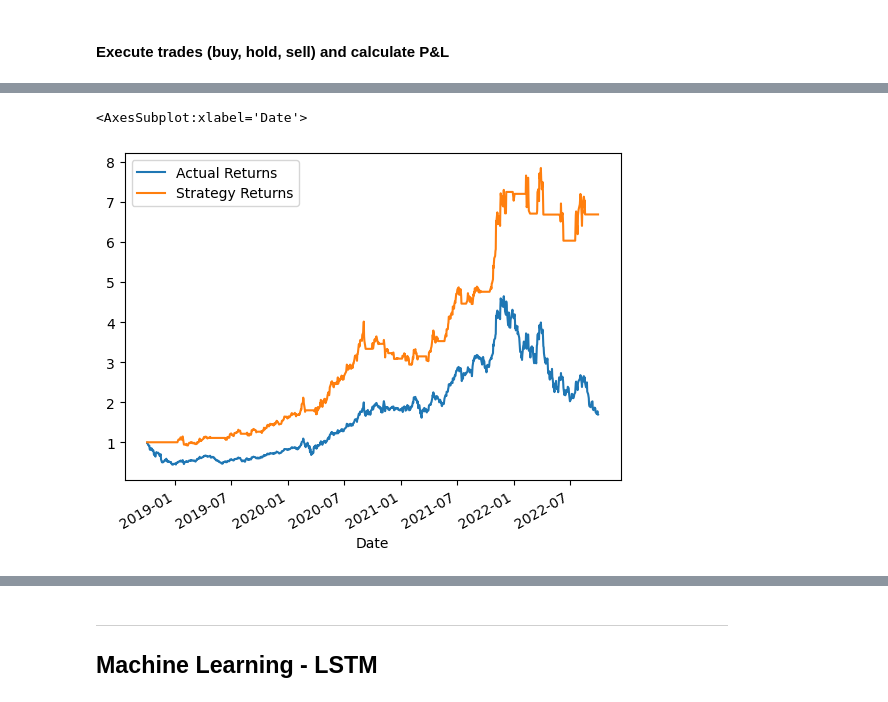
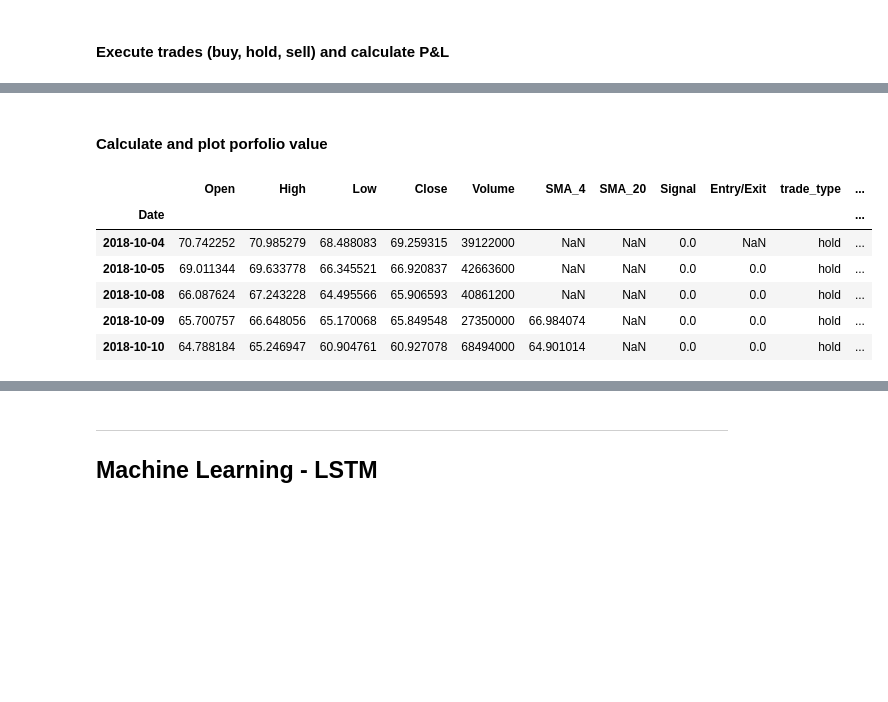
Before and after one commit to jamestan8292/Trading_Bot, a Jupyter notebook: main_ml_LSTM.ipynb, the cells around one changed output, grey strips where cells are left out. Drawn from its saved outputs; the diff is of its cells as text; code cells hidden in the pictures; blank space fills up the shorter version.

```diff
--- a/main_ml_LSTM.ipynb
+++ b/main_ml_LSTM.ipynb
@@ -247,5 +224,13 @@ df_bt.head()
-# %%
-(1 + df_bt[['Actual Returns', 'Strategy Returns']]).cumprod().plot()
-# %% [output]
-<AxesSubplot:xlabel='Date'>
-[figure, removed]
+# %% [markdown]
+#### Calculate and plot porfolio value
+# %%
+df = trade.calc_portfolio_value(df, share_size)
+df.head()
+# %% [output]
+|  | Open | High | Low | Close | Volume | SMA_4 | SMA_20 | Signal | Entry/Exit | trade_type | ... |
+| Date |  |  |  |  |  |  |  |  |  |  | ... |
+| 2018-10-04 | 70.742252 | 70.985279 | 68.488083 | 69.259315 | 39122000 | NaN | NaN | 0.0 | NaN | hold | ... |
+| 2018-10-05 | 69.011344 | 69.633778 | 66.345521 | 66.920837 | 42663600 | NaN | NaN | 0.0 | 0.0 | hold | ... |
+| 2018-10-08 | 66.087624 | 67.243228 | 64.495566 | 65.906593 | 40861200 | NaN | NaN | 0.0 | 0.0 | hold | ... |
+| 2018-10-09 | 65.700757 | 66.648056 | 65.170068 | 65.849548 | 27350000 | 66.984074 | NaN | 0.0 | 0.0 | hold | ... |
+| 2018-10-10 | 64.788184 | 65.246947 | 60.904761 | 60.927078 | 68494000 | 64.901014 | NaN | 0.0 | 0.0 | hold | ... |
```
Also changed, not shown: parts of 32 cells of this notebook, 2 other files.
